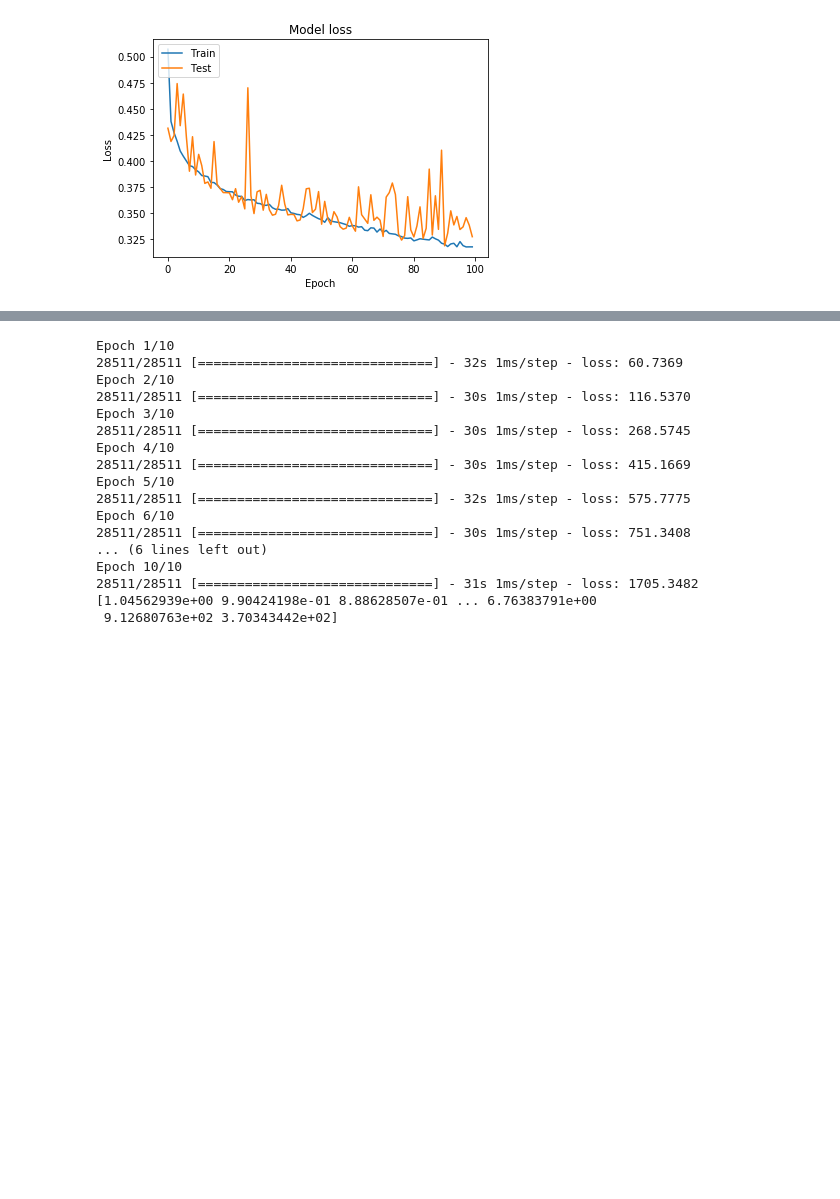
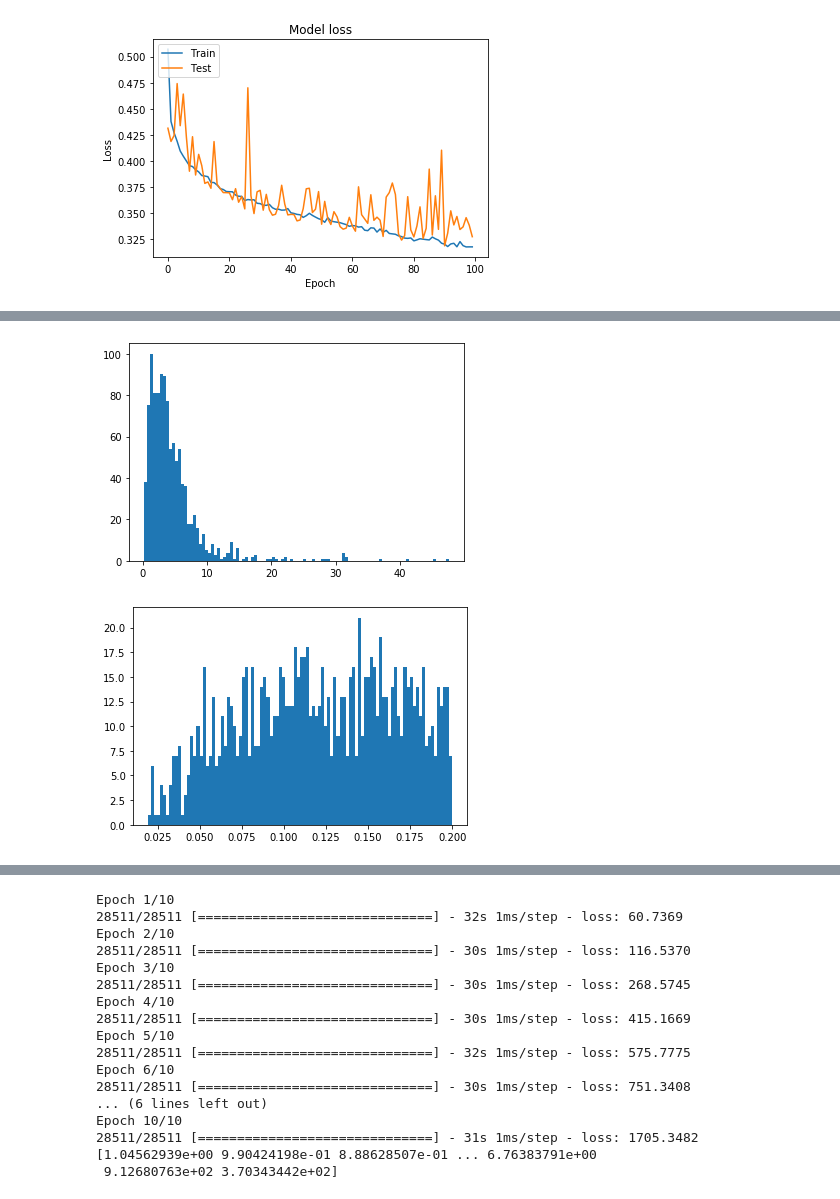
Before and after one commit to dennisYatunin/surf2019, a Jupyter notebook: Notebook.ipynb, the cells around one changed output, grey strips where cells are left out. Saved outputs shown, nothing was run; the diff lists cells and outputs as text; code cells hidden in the pictures; blank space fills up the shorter version.

```diff
--- a/Notebook.ipynb
+++ b/Notebook.ipynb
@@ -1705,9 +1656,0 @@ Magellan
-# %%
-from astropy.table import vstack
-table_url = 'http://classic.sdss.org/dr6/algorithms/linestable.html'
-colnames = ['Vacuum Wavelength', 'Galaxy Weight',
-            'Quasar Weight', 'Species']
-line_table = vstack([Table.read(table_url, names=colnames,
-                                data_start=3, data_end=39),
-                     Table.read(table_url, names=colnames,
-                                data_start=40, data_end=48)])
@@ -1713,0 +2331,15 @@ line_table = vstack([Table.read(table_url, names=colnames,
+# %%
+line_index = 27
+to_analyze = (np.less(height_errors[:, line_index] / heights[:, line_index], 0.2,
+                      out=np.full(len(heights), False),
+                      where=np.isfinite(heights[:, line_index])) &
+              ((good_spec_table['name'] == 'DEIMOS') |
+               (good_spec_table['name'] == 'C3R2')))
+plt.hist(heights[to_analyze, line_index], bins=100)
+plt.show()
+plt.hist(height_errors[to_analyze, line_index] /
+         heights[to_analyze, line_index], bins=100)
+plt.show()
+# %% [output]
+[figure, added]
+[figure, added]
```
Also changed, not shown: parts of 37 cells of this notebook, 1 other file.
